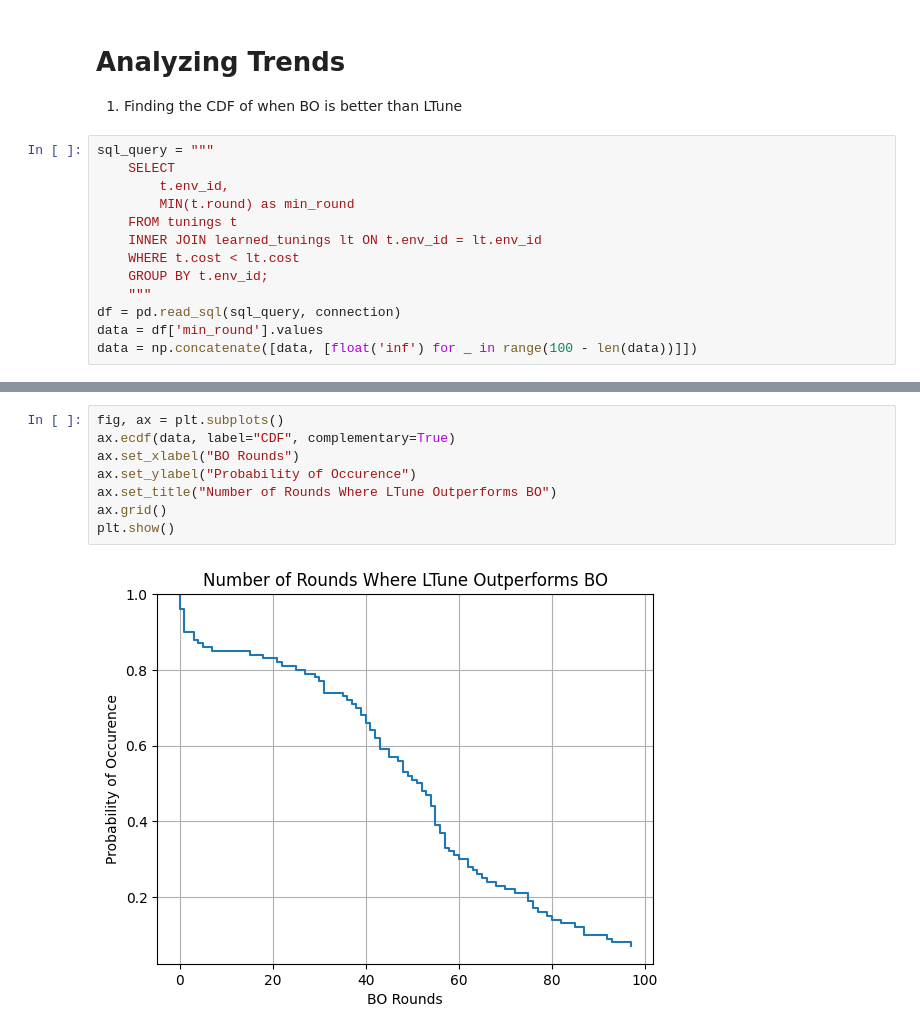
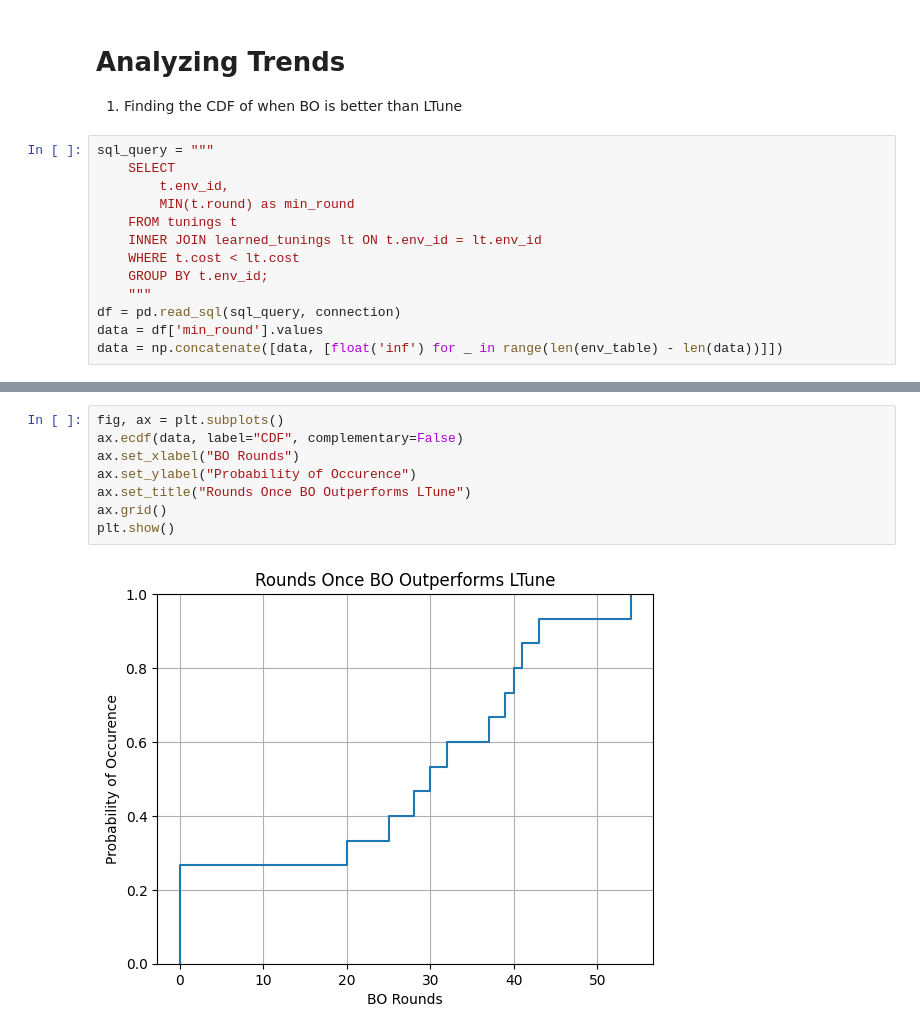
Before and after one commit to ephoris/endure-jupyter, a Jupyter notebook: experiments/mlos_sandbox.ipynb, the cells around one changed output, grey strips where cells are left out. Saved outputs shown, nothing was run; the diff lists cells and outputs as text.

Commit message:
Add mlos sandboxing plots

```diff
--- a/experiments/mlos_sandbox.ipynb
+++ b/experiments/mlos_sandbox.ipynb
@@ -206,4 +283,4 @@ sql_query = """
     """
 df = pd.read_sql(sql_query, connection)
 data = df['min_round'].values
-data = np.concatenate([data, [float('inf') for _ in range(100 - len(data))]])
+data = np.concatenate([data, [float('inf') for _ in range(len(env_table) - len(data))]])
@@ -221,10 +287,10 @@ array([40., 36., 49.,  3., 48., 29., 40., 55., 22., 43.,  0.,  1., 38.,
 # %%
 fig, ax = plt.subplots()
-ax.ecdf(data, label="CDF", complementary=True)
+ax.ecdf(data, label="CDF", complementary=False)
 ax.set_xlabel("BO Rounds")
 ax.set_ylabel("Probability of Occurence")
-ax.set_title("Number of Rounds Where LTune Outperforms BO")
+ax.set_title("Rounds Once BO Outperforms LTune")
 ax.grid()
 plt.show()
 # %% [output]
-[figure, old version]
+[figure, new version]
```
Also changed, not shown: parts of 13 cells of this notebook.
